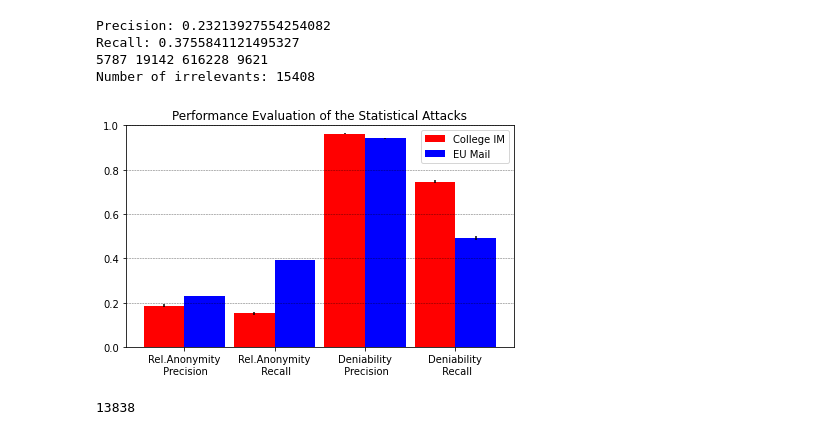
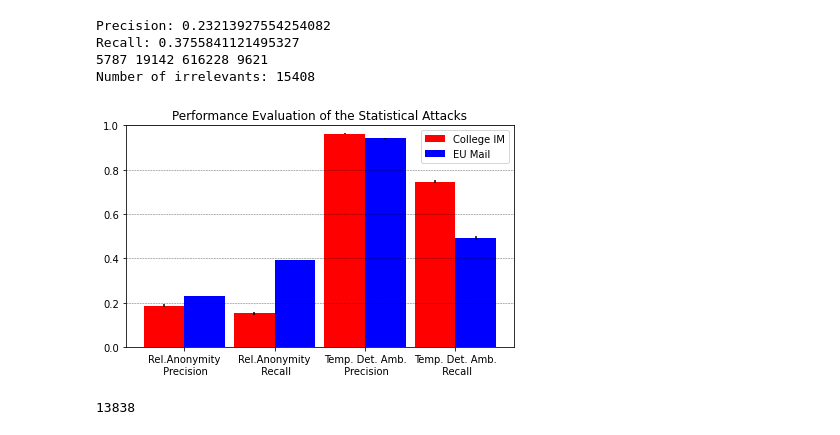
Before and after one commit to seresistvanandras/FMD-analysis, a Jupyter notebook: src/Analyser.ipynb, the cells around one changed output. Saved outputs shown, nothing was run; the diff lists cells and outputs as text; code cells hidden in the pictures.

```diff
--- a/src/Analyser.ipynb
+++ b/src/Analyser.ipynb
@@ -511,35 +511,35 @@ euMsgRARecallsStd = np.std(euMsgRARecalls)
 euMsgDeniabilityPrecisionsStd = np.std(euMsgDeniabilityPrecisions)
 euMsgDeniabilityRecallsStd = np.std(euMsgDeniabilityRecalls)
 
 length = 4
-x_labels = ['Rel.Anonymity\n Precision', 'Rel.Anonymity\n Recall', 'Deniability\n Precision','Deniability\n Recall']
+x_labels = ['Rel.Anonymity\n Precision', 'Rel.Anonymity\n Recall', 'Temp. Det. Amb.\n Precision','Temp. Det. Amb.\n Recall']
 
 # Set plot parameters
 fig, ax = plt.subplots()
 width = 0.45 # width of bar
 x = np.arange(length)
 
 collegeMeans = np.array([collegeMsgRAPrecisionsMean,collegeMsgRARecallsMean,collegeMsgDeniabilityPrecisionsMean,collegeMsgDeniabilityRecallsMean], dtype=float)
 euMeans = np.array([euMsgRAPrecisionsMean, euMsgRARecallsMean, euMsgDeniabilityPrecisionsMean, euMsgDeniabilityRecallsMean], dtype=float)
 
 ax.bar(x, collegeMeans, width, color='red', label='College IM', yerr=np.array([collegeMsgRAPrecisionsStd,collegeMsgRARecallsStd,collegeMsgDeniabilityPrecisionsStd,collegeMsgDeniabilityRecallsStd], dtype=float))
 ax.bar(x + width, euMeans, width, color='blue', label='EU Mail', yerr=np.array([euMsgRAPrecisionsStd,euMsgRARecallsStd,euMsgDeniabilityPrecisionsStd,euMsgDeniabilityRecallsStd], dtype=float))
 
 ax.set_ylabel('')
 ax.set_ylim(0,1)
 ax.set_xticks(x + width/2)
 ax.set_xticklabels(x_labels)
 ax.yaxis.grid(True)
 #ax.set_xlabel('Scenario')
 ax.set_title('Performance Evaluation of the Statistical Attacks')
 ax.legend()
 plt.grid(True, 'major', 'y', ls='--', lw=.5, c='k', alpha=.6)
 
 fig.tight_layout()
 plt.savefig('evaluation.pdf')
 plt.show()
 # %% [output]
-[figure, old version]
+[figure, new version]
 # %%
 H = nx.Graph(G)
 print(len(list(H.edges)))
```
Also changed, not shown: parts of 3 cells of this notebook, 2 other files.
